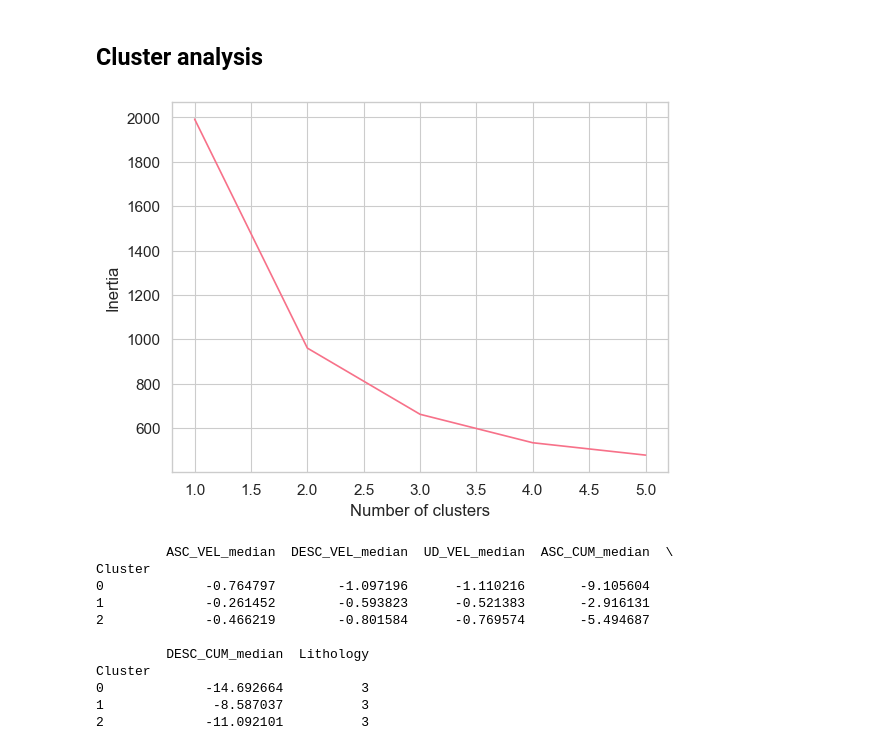
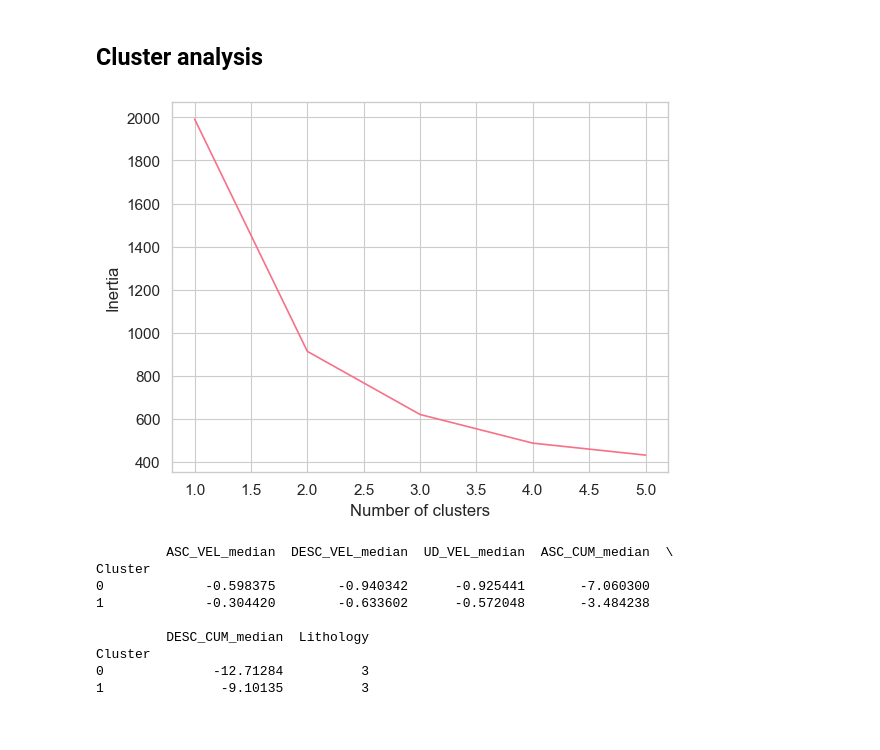
Before and after one commit to gmastrantoni/Geo-Clustering-Building-Displacements, a Jupyter notebook: Ferrara/ML_Clustering_FE.ipynb, the cells around one changed output. Drawn from its saved outputs; the diff is of its cells as text; code cells hidden in the pictures.

```diff
--- a/Ferrara/ML_Clustering_FE.ipynb
+++ b/Ferrara/ML_Clustering_FE.ipynb
@@ -351,32 +351,33 @@ These insights help to identify which types of terrain exhibit different behavio
 # %%
 from sklearn.cluster import KMeans
 from sklearn.preprocessing import StandardScaler
+from sklearn.decomposition import PCA
 
 # Select the relevant features
 # features = data_clean[[asc_vel, desc_vel, ud_vel, asc_cum, desc_cum]]
-features = data_clean[[asc_cum, desc_cum, ud_vel]]
+features = data_clean[[asc_vel, desc_vel, ud_vel]]
 
 
 # Standardize the features
 scaler = StandardScaler()
 scaled_features = scaler.fit_transform(features)
 
 # Determine the optimal number of clusters
 inertia = []
 for k in range(1, 6):
     kmeans = KMeans(n_clusters=k, random_state=42)
     kmeans.fit(scaled_features)
     inertia.append(kmeans.inertia_)
 
 plt.plot(range(1, 6), inertia)
 plt.xlabel('Number of clusters')
 plt.ylabel('Inertia')
 plt.show()
 # %% [output]
-[figure, old version]
+[figure, new version]
 # %%
 # Based on the elbow plot, choose the optimal number of clusters (e.g., 2)
-n_clusters = 3
+n_clusters = 2
 
 # Perform K-Means clustering
 kmeans = KMeans(n_clusters=n_clusters, random_state=42)
@@ -392,15 +393,13 @@ print(data_clean.groupby('Cluster').agg({asc_vel: 'mean', desc_vel:'mean', ud_ve
 # %% [output]
          ASC_VEL_median  DESC_VEL_median  UD_VEL_median  ASC_CUM_median  \
 Cluster
-0             -0.764797        -1.097196      -1.110216       -9.105604
-1             -0.261452        -0.593823      -0.521383       -2.916131
-2             -0.466219        -0.801584      -0.769574       -5.494687
+0             -0.598375        -0.940342      -0.925441       -7.060300
+1             -0.304420        -0.633602      -0.572048       -3.484238
 
          DESC_CUM_median  Lithology
 Cluster
-0             -14.692664          3
-1              -8.587037          3
-2             -11.092101          3
+0              -12.71284          3
+1               -9.10135          3
 # %%
 palette = sns.color_palette("husl", n_colors=len(data_clean['Cluster'].unique()))
 
```
Also changed, not shown: parts of 4 cells of this notebook.
